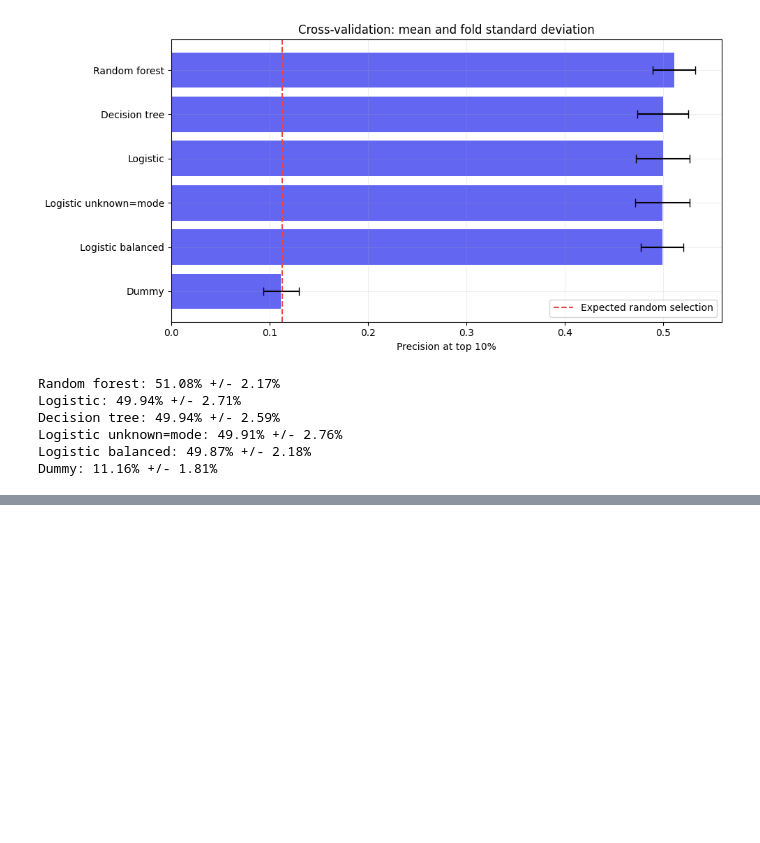
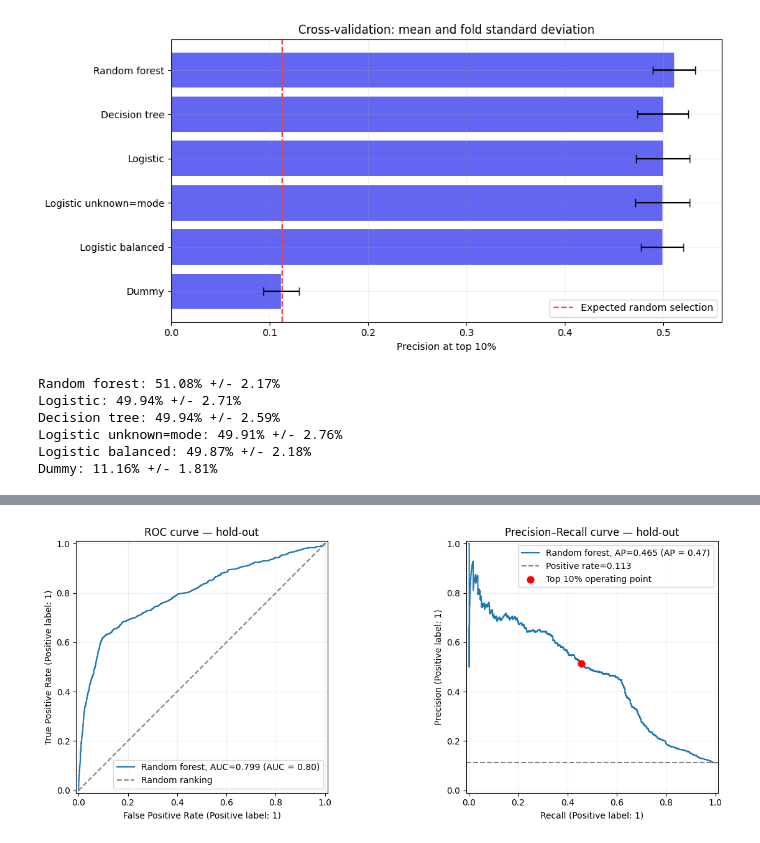
Before and after one commit to nurtore067/gumar_ML_task_3, a Jupyter notebook: gumar_task3.ipynb, the cells around one changed output, grey strips where cells are left out. Saved outputs shown, nothing was run; the diff lists cells and outputs as text; code cells hidden in the pictures; blank space fills up the shorter version.

Commit message:
Tune models and evaluate selected forest on hold-out

```diff
--- a/gumar_task3.ipynb
+++ b/gumar_task3.ipynb
@@ -624,3 +624,20 @@ Decision tree: 49.94% +/- 2.59%
 Logistic unknown=mode: 49.91% +/- 2.76%
 Logistic balanced: 49.87% +/- 2.18%
 Dummy: 11.16% +/- 1.81%
+# %%
+from sklearn.model_selection import GridSearchCV
+
+parameter_grids = {
+    "Logistic": {
+        "model__C": [0.01, 0.1, 1.0, 10.0]
+    },
+
+    "Random forest": {
+        "model__max_depth": [8, 12, None],
+        "model__min_samples_leaf": [10, 30]
+    }
+}
+
+for name, grid in parameter_grids.items():
+    print(name)
+    print(grid)
@@ -626,0 +940,50 @@ Dummy: 11.16% +/- 1.81%
+# %%
+fig, axes = plt.subplots(1, 2, figsize=(13, 5))
+
+RocCurveDisplay.from_predictions(
+    y_holdout,
+    holdout_scores,
+    ax=axes[0],
+    name=f"Random forest, AUC={holdout_auc:.3f}"
+)
+
+axes[0].plot(
+    [0, 1], [0, 1],
+    linestyle="--",
+    color="gray",
+    label="Random ranking"
+)
+
+axes[0].set_title("ROC curve — hold-out")
+axes[0].legend(loc="lower right")
+
+PrecisionRecallDisplay.from_predictions(
+    y_holdout,
+    holdout_scores,
+    ax=axes[1],
+    name=f"Random forest, AP={holdout_ap:.3f}"
+)
+
+axes[1].axhline(
+    holdout_positive_rate,
+    linestyle="--",
+    color="gray",
+    label=f"Positive rate={holdout_positive_rate:.3f}"
+)
+
+axes[1].scatter(
+    holdout_recall,
+    holdout_precision,
+    color="red",
+    s=60,
+    label="Top 10% operating point",
+    zorder=5
+)
+
+axes[1].set_title("Precision–Recall curve — hold-out")
+axes[1].legend()
+
+plt.tight_layout()
+plt.show()
+# %% [output]
+[figure, added]
```
Also changed, not shown: parts of 9 cells of this notebook.
